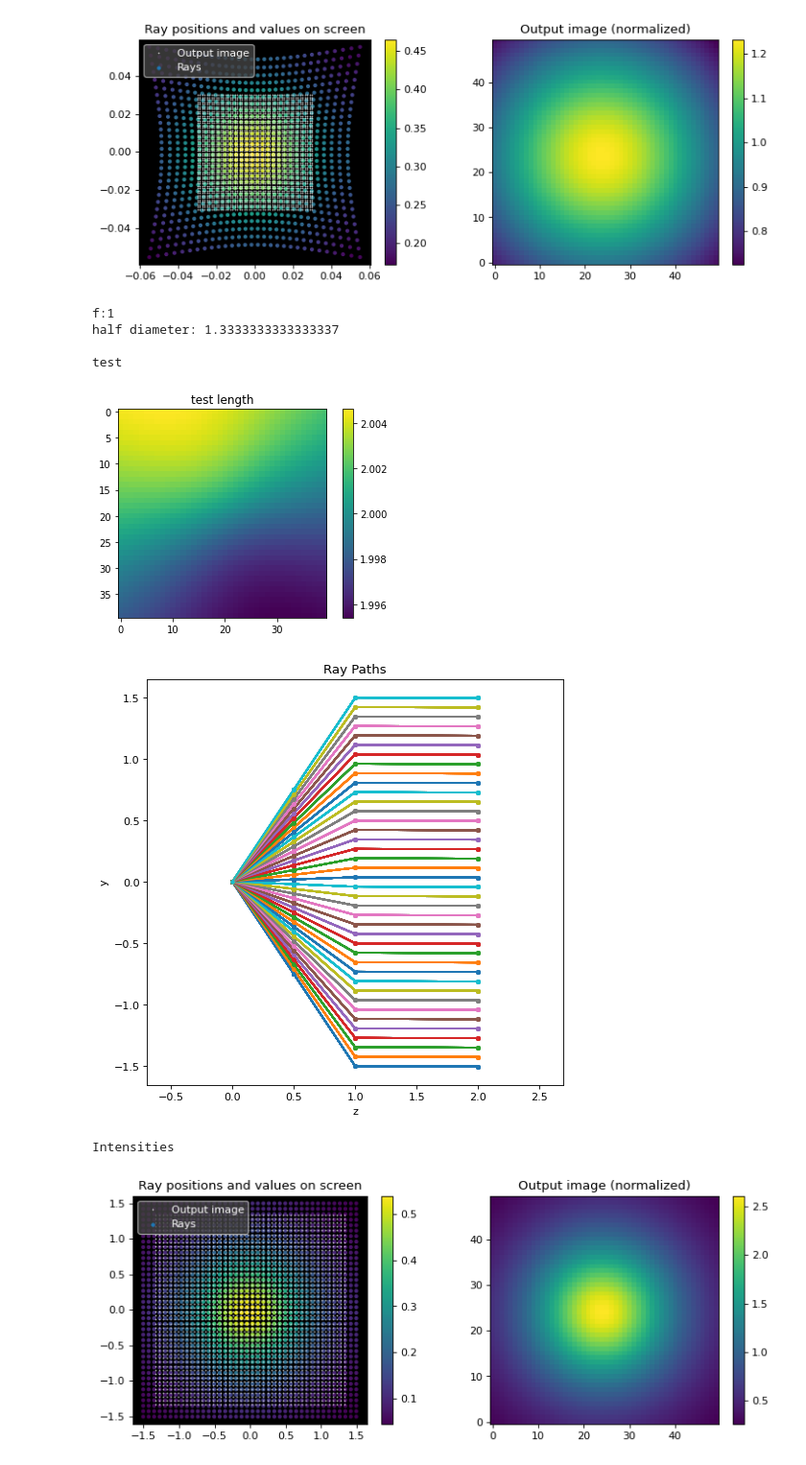
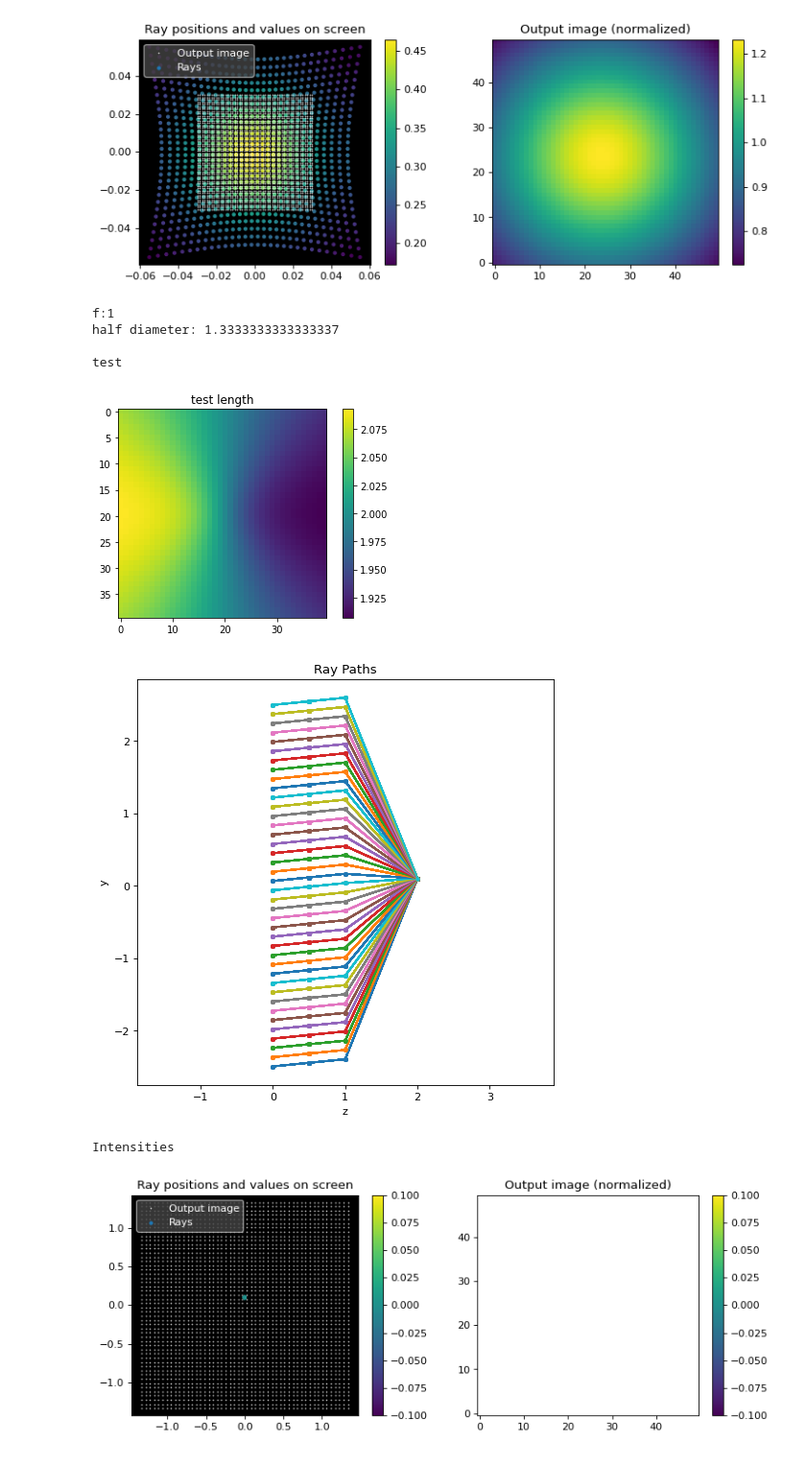
Before and after one commit to IvoVellekoop/raylearn, a Jupyter notebook: raylearn.ipynb, the cells around one changed output. Shown at 96% size. Cells and saved outputs as stored; diff of their text form; code cells hidden in the pictures.

Commit message:
Tests with thin lens path length

```diff
--- a/raylearn.ipynb
+++ b/raylearn.ipynb
@@ -163,14 +163,18 @@ def ray_plane_intersect(ray_pos, ray_dir, plane_pos, plane_dir):
 
 def thinlens(ray_pos, ray_dir, lens_pos, lens_dir, f):
     """New ray position, direction and additional path length for thin lens."""
-    L = lens_pos
-    F = L - f*lens_dir                                       # Back focal plane center
-    P = ray_plane_intersect(ray_pos, ray_dir, L, lens_dir)   # Ray intersection with lens plane
-    Q = ray_plane_intersect(L, ray_dir, F, lens_dir)         # Ray intersection with back focal plane
-#     K = ray_plane_intersect(ray_pos, ray_dir, L, ray_dir)    # Ray intersection with in-phase-with-center ray plane
-#     Delta = norm(L-Q) - norm(K-P) - norm(P-Q)                # Path length term
-    Delta = f - torch.sqrt(f*f + normsq(L-P))                # Lens induced phase shift term
-    return P, unit(Q-P), Delta
+    L   = lens_pos
+    BFP = L - f*lens_dir                                       # Back focal plane center
+    FFP = L + f*lens_dir                                       # Front focal plane center
+    P   = ray_plane_intersect(ray_pos, ray_dir, L, lens_dir)   # Ray intersection with lens plane
+    Q   = ray_plane_intersect(L, ray_dir, BFP, lens_dir)       # Ray intersection with back focal plane
+    new_ray_dir = unit(Q-P)                                    # New ray direction
+
+    A = ray_plane_intersect(ray_pos, ray_dir, FFP, lens_dir)   # Ray intersection with front focal plane
+    K = ray_plane_intersect(P, new_ray_dir, BFP, new_ray_dir)  # Ray intersection with isophase plane at BFP
+    Delta = 2*f - norm(A-P) - norm(P-K)
+#     Delta = f - torch.sqrt(f*f + normsq(P-L))
+    return P, new_ray_dir, Delta
 
 
 def pathlength(points, ns, extra):
@@ -579,9 +583,11 @@ class CorrectionPattern(nn.Module):
         Nx = 40
         Ny = 40
 
-        p1x, p1y = torch.meshgrid(torch.linspace(-1.5001,1.5,Nx, device=dev), torch.linspace(-1.5,1.5,Ny, device=dev))
+        p1x, p1y = torch.meshgrid(torch.linspace(-2.5001,2.5,Nx, device=dev), torch.linspace(-2.5,2.5,Ny, device=dev))
         p1z = torch.ones(Ny,Nx,device=dev)
-        p1 = torch.stack((p1x, p1y, p1z), 2)
+        p1 = torch.stack((p1x, p1y+0.1, p1z), 2)
+
+        p0 = torch.stack((p1x, p1y, torch.zeros(Ny, Nx, device=dev)), 2) #####
 
         s0 = unit(p1 - p0)
 
@@ -662,36 +668,36 @@ class CorrectionPattern(nn.Module):
         plt.imshow(testlength.cpu())
         plt.title('test length')
         plt.colorbar()
         plt.show()
         ######
 
         interp_pathlength = interpolate2d(coords, total_pathlength, targets)  #### assume for now all points are on a flat z plane
 
         # Plot rays
         p0bc, p2bc = torch.broadcast_tensors(p0, p2)
         plotrays((p0bc, p2, p3, p4, pscreen))
 
         return interp_pathlength, total_pathlength, interp_intensities, intensities, pscreen, targets, Nx, Ny, Nx_screen, Ny_screen
 
 d = 0.17*0
 
 correction = CorrectionPattern().to(dev)
-interp_pathlength, total_pathlength, interp_intensities, intensities, *stuff = correction(d, vector3((5e-3,2e-3,-d*1.5)))
+interp_pathlength, total_pathlength, interp_intensities, intensities, *stuff = correction(d, vector3((0*5e-3,0*2e-3,-d*1.5)))
 
 print('\nIntensities')
 plotresult(interp_intensities, (intensities, *stuff))
 
 print('\nPath lengths')
 plotresult(interp_pathlength, (total_pathlength, *stuff))    ######## fix arguments (T_T)
 
 #### Take defocus into account
 # %% [output]
 f:1
 half diameter: 1.3333333333333337
 
 test
-[figure, old version]
+[figure, new version]
-[figure, old version]
+[figure, new version]
 Intensities
-[figure, old version]
+[figure, new version]
 Path lengths
```
Also changed, not shown: parts of 2 cells of this notebook, 1 other file.
